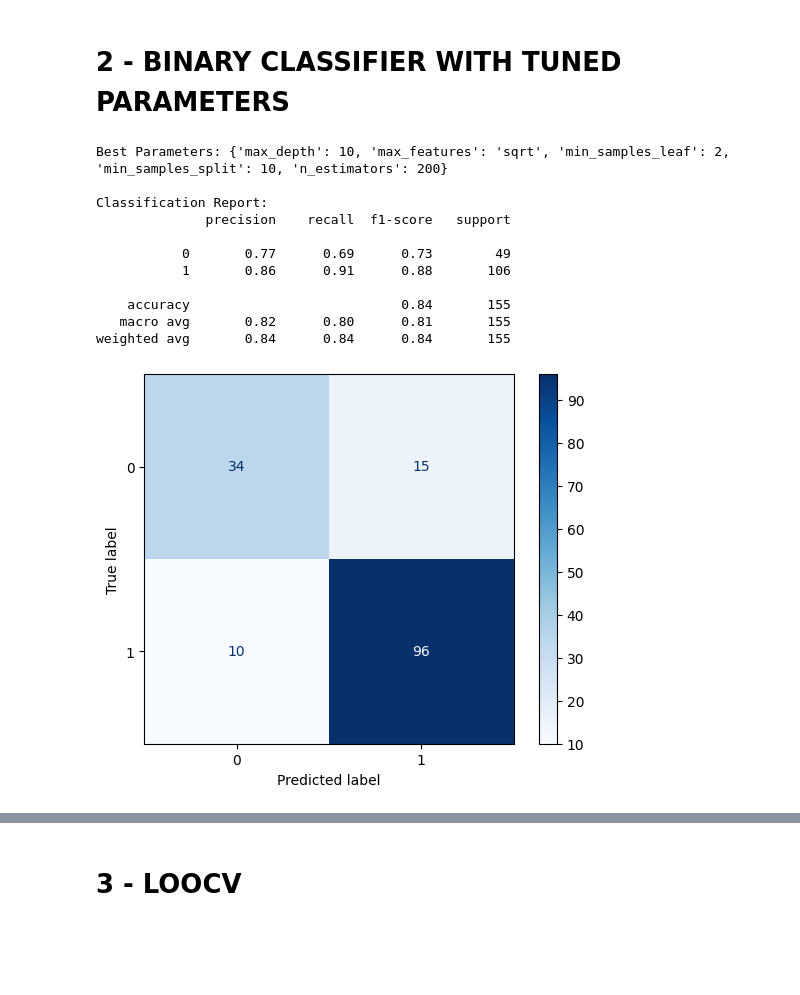
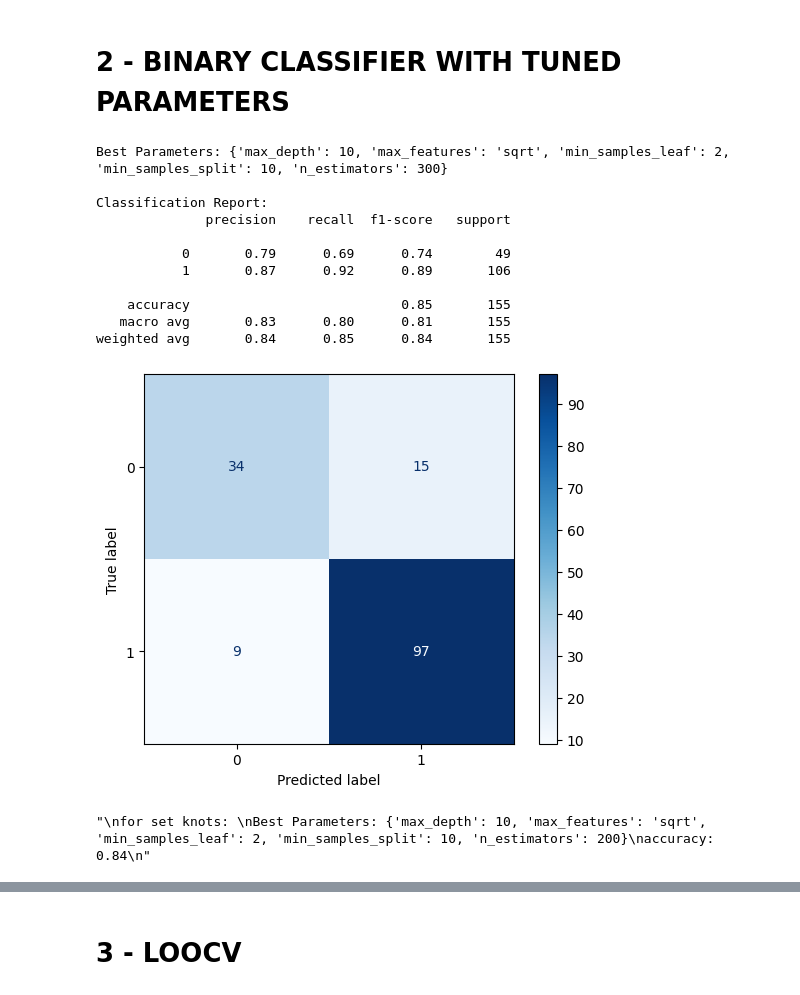
Before and after one commit to andreawickman/ic_research_project, a Jupyter notebook: 6_binary_classification.ipynb, the cells around one changed output, grey strips where cells are left out. Saved outputs shown, nothing was run; the diff lists cells and outputs as text; code cells hidden in the pictures; blank space fills up the shorter version.

```diff
--- a/6_binary_classification.ipynb
+++ b/6_binary_classification.ipynb
@@ -9,8 +9,13 @@ from sklearn.metrics import classification_report, confusion_matrix, ConfusionMa
 from sklearn.model_selection import GridSearchCV, StratifiedKFold, LeaveOneOut, cross_val_score
 
 #LOAD DATASETS
-train_features = pd.read_csv('./data/derived/feature_selection/training_data.csv')
-test_features = pd.read_csv('./data/derived/feature_selection/test_data.csv')
+train_features2 = pd.read_csv('./data/derived/feature_selection/training_data.csv')
+test_features2 = pd.read_csv('./data/derived/feature_selection/test_data.csv')
+
+#LOAD DATASETS
+train_features = pd.read_csv('./data/derived/feature_selection/training_data_adaptive_bspline.csv')
+test_features = pd.read_csv('./data/derived/feature_selection/test_data_adaptive_bspline.csv')
+
 combined = pd.concat([train_features, test_features])
 # %%
 #DEFINE RECENCY
@@ -73,27 +97,34 @@ class_report = classification_report(y_test, y_pred)
 # %%
 # Print results
 print("Best Parameters:", grid_search.best_params_)
 print("\nClassification Report:")
 print(class_report)
 
 # Plot the confusion matrix
 disp = ConfusionMatrixDisplay(confusion_matrix=conf_matrix, display_labels=best_model.classes_)
 disp.plot(cmap=plt.cm.Blues)
 #plt.savefig('./outputs/classifier/binary/2y_confusion_matrix')
 plt.show()
+
+'''
+for set knots:
+Best Parameters: {'max_depth': 10, 'max_features': 'sqrt', 'min_samples_leaf': 2, 'min_samples_split': 10, 'n_estimators': 200}
+accuracy: 0.84
+'''
 # %% [output]
-Best Parameters: {'max_depth': 10, 'max_features': 'sqrt', 'min_samples_leaf': 2, 'min_samples_split': 10, 'n_estimators': 200}
+Best Parameters: {'max_depth': 10, 'max_features': 'sqrt', 'min_samples_leaf': 2, 'min_samples_split': 10, 'n_estimators': 300}
 
 Classification Report:
               precision    recall  f1-score   support
 
-           0       0.77      0.69      0.73        49
-           1       0.86      0.91      0.88       106
+           0       0.79      0.69      0.74        49
+           1       0.87      0.92      0.89       106
 
-    accuracy                           0.84       155
-   macro avg       0.82      0.80      0.81       155
-weighted avg       0.84      0.84      0.84       155
+    accuracy                           0.85       155
+   macro avg       0.83      0.80      0.81       155
+weighted avg       0.84      0.85      0.84       155
-[figure, old version]
+[figure, new version]
+"\nfor set knots: \nBest Parameters: {'max_depth': 10, 'max_features': 'sqrt', 'min_samples_leaf': 2, 'min_samples_split': 10, 'n_estimators': 200}\naccuracy: 0.84\n"
 # %%
 # Create a DataFrame with true and predicted labels, and TSI_days
 results_df = test_features[['TSI_days']].copy()
```
Also changed, not shown: parts of 4 cells of this notebook, 4 other files.
